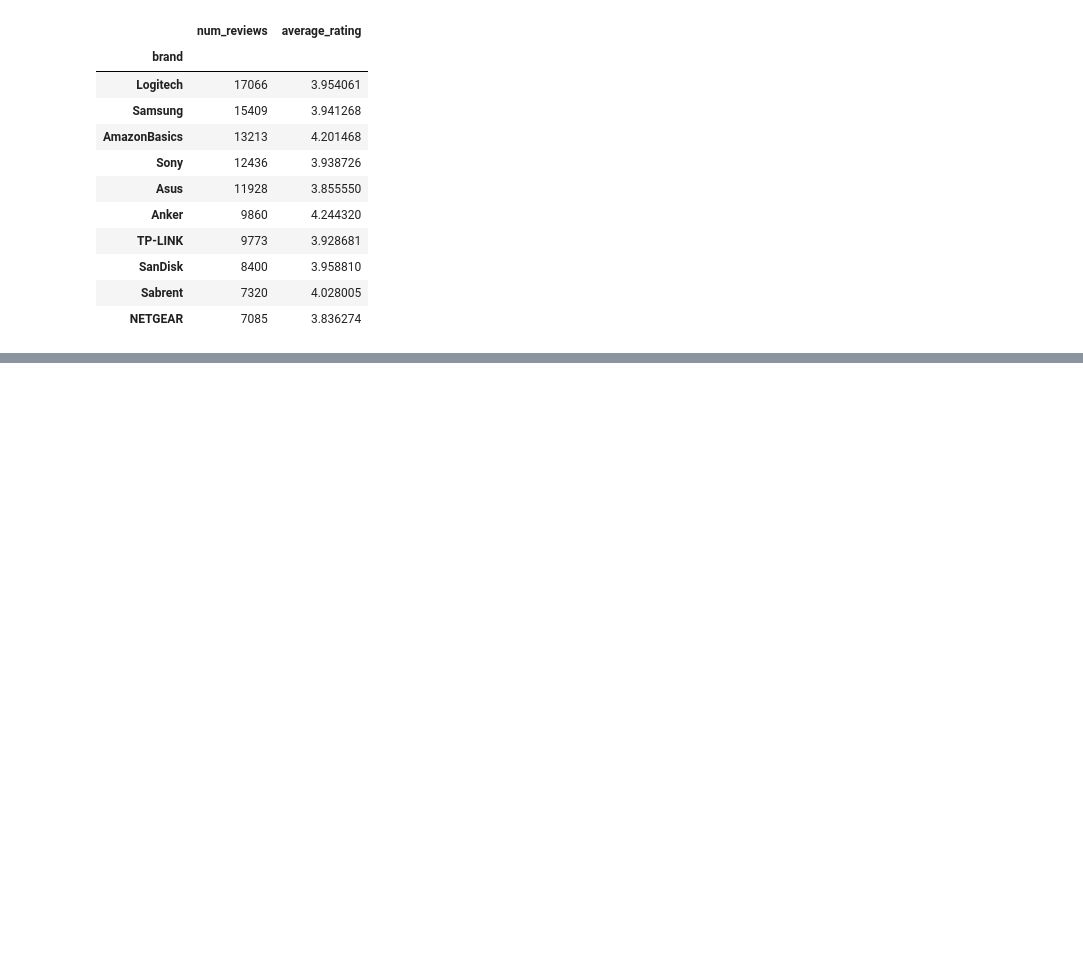
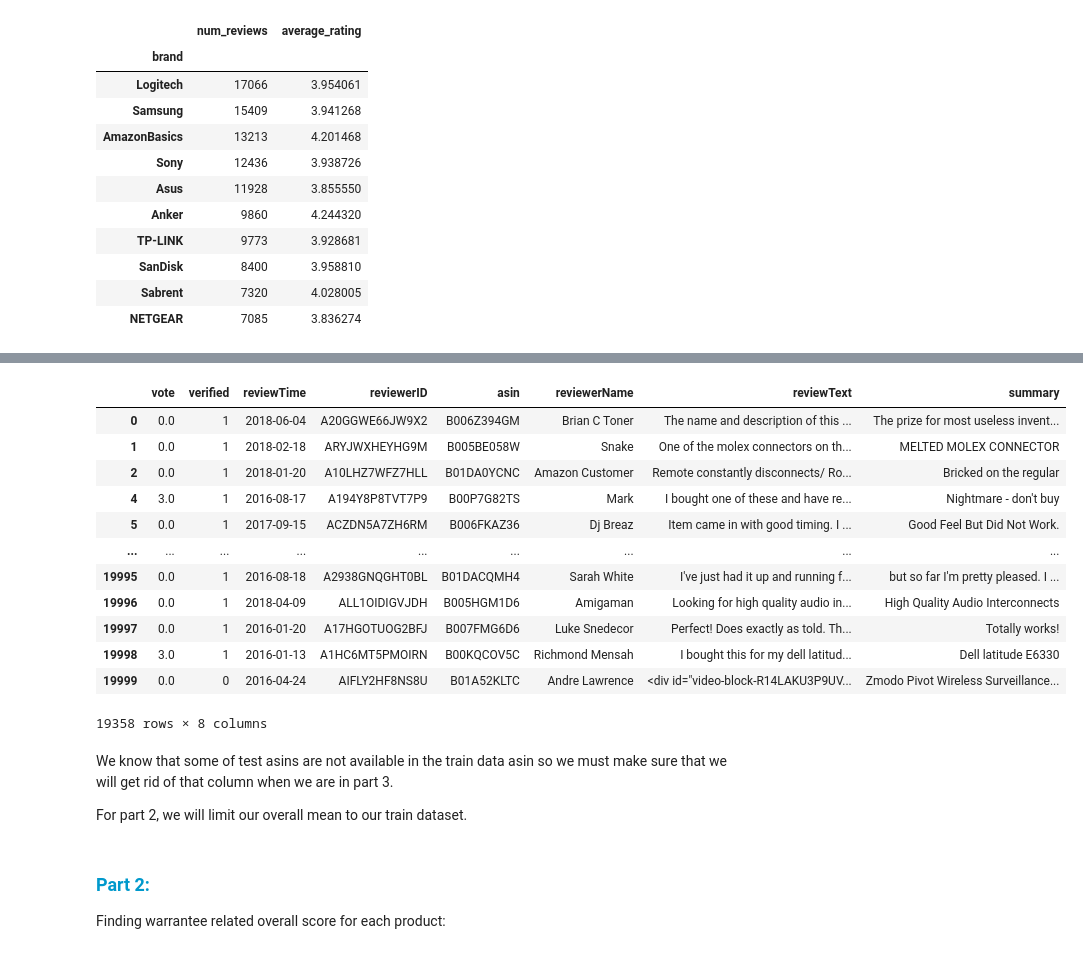
Before and after one commit to ArianAghamohseni/Sentiment_Analysis, a Jupyter notebook: Part2_Arvin_Changes.ipynb, the cells around one changed output, grey strips where cells are left out. Drawn from its saved outputs; the diff is of its cells as text; code cells hidden in the pictures; blank space fills up the shorter version.

```diff
--- a/Part2_Arvin_Changes.ipynb
+++ b/Part2_Arvin_Changes.ipynb
@@ -488,0 +532,29 @@ top_10_brands
+# %%
+check = test[test["asin"].isin(train["asin"])].dropna()
+check
+# %% [output]
+|  | vote | verified | reviewTime | reviewerID | asin | reviewerName | reviewText | summary |
+| 0 | 0.0 | 1 | 2018-06-04 | A20GGWE66JW9X2 | B006Z394GM | Brian C Toner | The name and description of this ... | The prize for most useless invent... |
+| 1 | 0.0 | 1 | 2018-02-18 | ARYJWXHEYHG9M | B005BE058W | Snake | One of the molex connectors on th... | MELTED MOLEX CONNECTOR |
+| 2 | 0.0 | 1 | 2018-01-20 | A10LHZ7WFZ7HLL | B01DA0YCNC | Amazon Customer | Remote constantly disconnects/ Ro... | Bricked on the regular |
+| 4 | 3.0 | 1 | 2016-08-17 | A194Y8P8TVT7P9 | B00P7G82TS | Mark | I bought one of these and have re... | Nightmare - don't buy |
+| 5 | 0.0 | 1 | 2017-09-15 | ACZDN5A7ZH6RM | B006FKAZ36 | Dj Breaz | Item came in with good timing. I ... | Good Feel But Did Not Work. |
+| ... | ... | ... | ... | ... | ... | ... | ... | ... |
+| 19995 | 0.0 | 1 | 2016-08-18 | A2938GNQGHT0BL | B01DACQMH4 | Sarah White | I've just had it up and running f... | but so far I'm pretty pleased. I ... |
+| 19996 | 0.0 | 1 | 2018-04-09 | ALL1OIDIGVJDH | B005HGM1D6 | Amigaman | Looking for high quality audio in... | High Quality Audio Interconnects |
+| 19997 | 0.0 | 1 | 2016-01-20 | A17HGOTUOG2BFJ | B007FMG6D6 | Luke Snedecor | Perfect! Does exactly as told. Th... | Totally works! |
+| 19998 | 3.0 | 1 | 2016-01-13 | A1HC6MT5PMOIRN | B00KQCOV5C | Richmond Mensah | I bought this for my dell latitud... | Dell latitude E6330 |
+| 19999 | 0.0 | 0 | 2016-04-24 | AIFLY2HF8NS8U | B01A52KLTC | Andre Lawrence | <div id="video-block-R14LAKU3P9UV... | Zmodo Pivot Wireless Surveillance... |
+19358 rows × 8 columns
+# %% [markdown]
+We know that some of test asins are not available in the train data asin so we must make sure that we will get rid of that column when we are in part 3.
+
+For part 2, we will limit our overall mean to our train dataset.
+# %% [markdown]
+<h3 align=left style="line-height:300%;font-family:vazir;color:#0099cc">
+<font face="vazir" color="#0099cc">
+Part 2:
+</font>
+</h3>
+
+Finding warrantee related overall score for each product:
```
Also changed, not shown: parts of 41 cells of this notebook.
